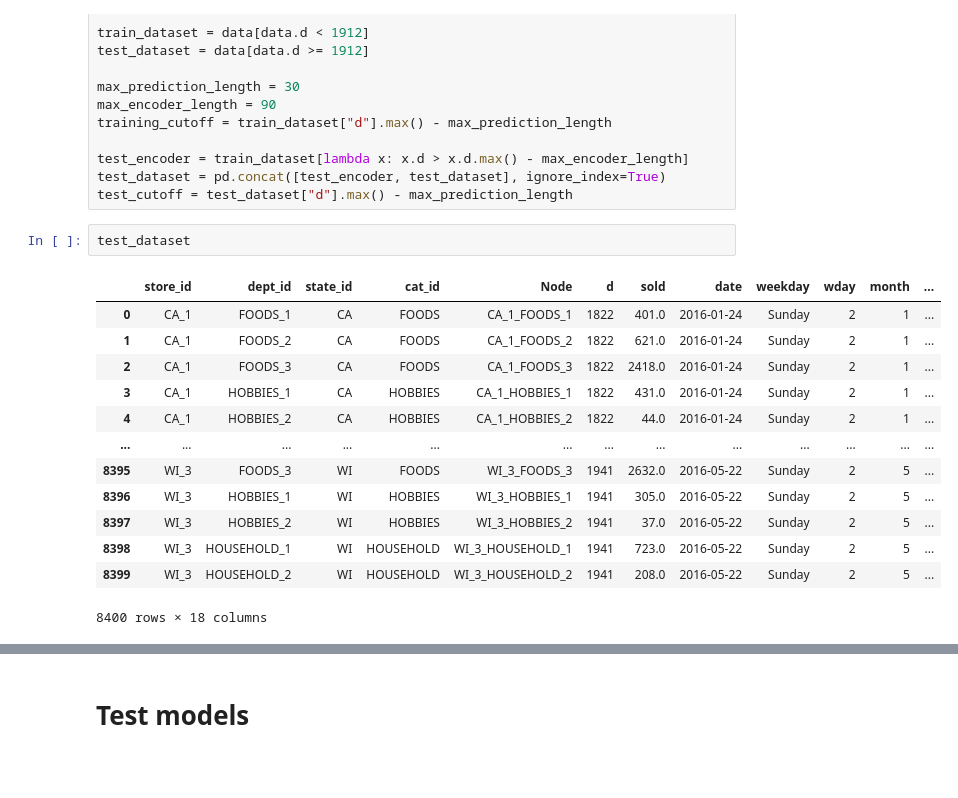
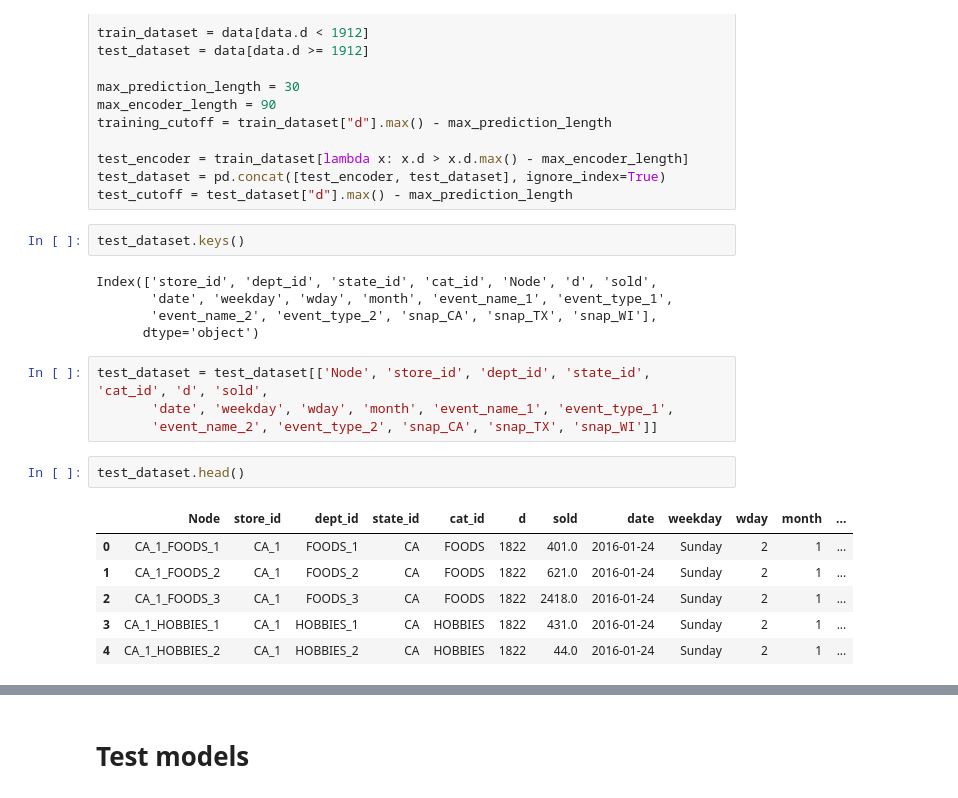
Before and after one commit to Kim-Ju-Hyeon/Temporal_Fusion_Transformer, a Jupyter notebook: Experiment.ipynb, the cells around one changed output, grey strips where cells are left out. Drawn from its saved outputs; the diff is of its cells as text; blank space fills up the shorter version.

```diff
--- a/Experiment.ipynb
+++ b/Experiment.ipynb
@@ -39,19 +39,23 @@ training_cutoff = train_dataset["d"].max() - max_prediction_length
 test_encoder = train_dataset[lambda x: x.d > x.d.max() - max_encoder_length]
 test_dataset = pd.concat([test_encoder, test_dataset], ignore_index=True)
 test_cutoff = test_dataset["d"].max() - max_prediction_length
+# %%
+test_dataset.keys()
+# %% [output]
+Index(['store_id', 'dept_id', 'state_id', 'cat_id', 'Node', 'd', 'sold',
+       'date', 'weekday', 'wday', 'month', 'event_name_1', 'event_type_1',
+       'event_name_2', 'event_type_2', 'snap_CA', 'snap_TX', 'snap_WI'],
+      dtype='object')
+# %%
+test_dataset = test_dataset[['Node', 'store_id', 'dept_id', 'state_id', 'cat_id', 'd', 'sold',
+       'date', 'weekday', 'wday', 'month', 'event_name_1', 'event_type_1',
+       'event_name_2', 'event_type_2', 'snap_CA', 'snap_TX', 'snap_WI']]
 # %%
-test_dataset
+test_dataset.head()
 # %% [output]
-|  | store_id | dept_id | state_id | cat_id | Node | d | sold | date | weekday | wday | month | ... |
-| 0 | CA_1 | FOODS_1 | CA | FOODS | CA_1_FOODS_1 | 1822 | 401.0 | 2016-01-24 | Sunday | 2 | 1 | ... |
-| 1 | CA_1 | FOODS_2 | CA | FOODS | CA_1_FOODS_2 | 1822 | 621.0 | 2016-01-24 | Sunday | 2 | 1 | ... |
-| 2 | CA_1 | FOODS_3 | CA | FOODS | CA_1_FOODS_3 | 1822 | 2418.0 | 2016-01-24 | Sunday | 2 | 1 | ... |
-| 3 | CA_1 | HOBBIES_1 | CA | HOBBIES | CA_1_HOBBIES_1 | 1822 | 431.0 | 2016-01-24 | Sunday | 2 | 1 | ... |
-| 4 | CA_1 | HOBBIES_2 | CA | HOBBIES | CA_1_HOBBIES_2 | 1822 | 44.0 | 2016-01-24 | Sunday | 2 | 1 | ... |
-| ... | ... | ... | ... | ... | ... | ... | ... | ... | ... | ... | ... | ... |
-| 8395 | WI_3 | FOODS_3 | WI | FOODS | WI_3_FOODS_3 | 1941 | 2632.0 | 2016-05-22 | Sunday | 2 | 5 | ... |
-| 8396 | WI_3 | HOBBIES_1 | WI | HOBBIES | WI_3_HOBBIES_1 | 1941 | 305.0 | 2016-05-22 | Sunday | 2 | 5 | ... |
-| 8397 | WI_3 | HOBBIES_2 | WI | HOBBIES | WI_3_HOBBIES_2 | 1941 | 37.0 | 2016-05-22 | Sunday | 2 | 5 | ... |
-| 8398 | WI_3 | HOUSEHOLD_1 | WI | HOUSEHOLD | WI_3_HOUSEHOLD_1 | 1941 | 723.0 | 2016-05-22 | Sunday | 2 | 5 | ... |
-| 8399 | WI_3 | HOUSEHOLD_2 | WI | HOUSEHOLD | WI_3_HOUSEHOLD_2 | 1941 | 208.0 | 2016-05-22 | Sunday | 2 | 5 | ... |
+|  | Node | store_id | dept_id | state_id | cat_id | d | sold | date | weekday | wday | month | ... |
+| 0 | CA_1_FOODS_1 | CA_1 | FOODS_1 | CA | FOODS | 1822 | 401.0 | 2016-01-24 | Sunday | 2 | 1 | ... |
+| 1 | CA_1_FOODS_2 | CA_1 | FOODS_2 | CA | FOODS | 1822 | 621.0 | 2016-01-24 | Sunday | 2 | 1 | ... |
+| 2 | CA_1_FOODS_3 | CA_1 | FOODS_3 | CA | FOODS | 1822 | 2418.0 | 2016-01-24 | Sunday | 2 | 1 | ... |
+| 3 | CA_1_HOBBIES_1 | CA_1 | HOBBIES_1 | CA | HOBBIES | 1822 | 431.0 | 2016-01-24 | Sunday | 2 | 1 | ... |
+| 4 | CA_1_HOBBIES_2 | CA_1 | HOBBIES_2 | CA | HOBBIES | 1822 | 44.0 | 2016-01-24 | Sunday | 2 | 1 | ... |
-8400 rows × 18 columns
```
Also changed, not shown: parts of 8 cells of this notebook, 1 other file.
